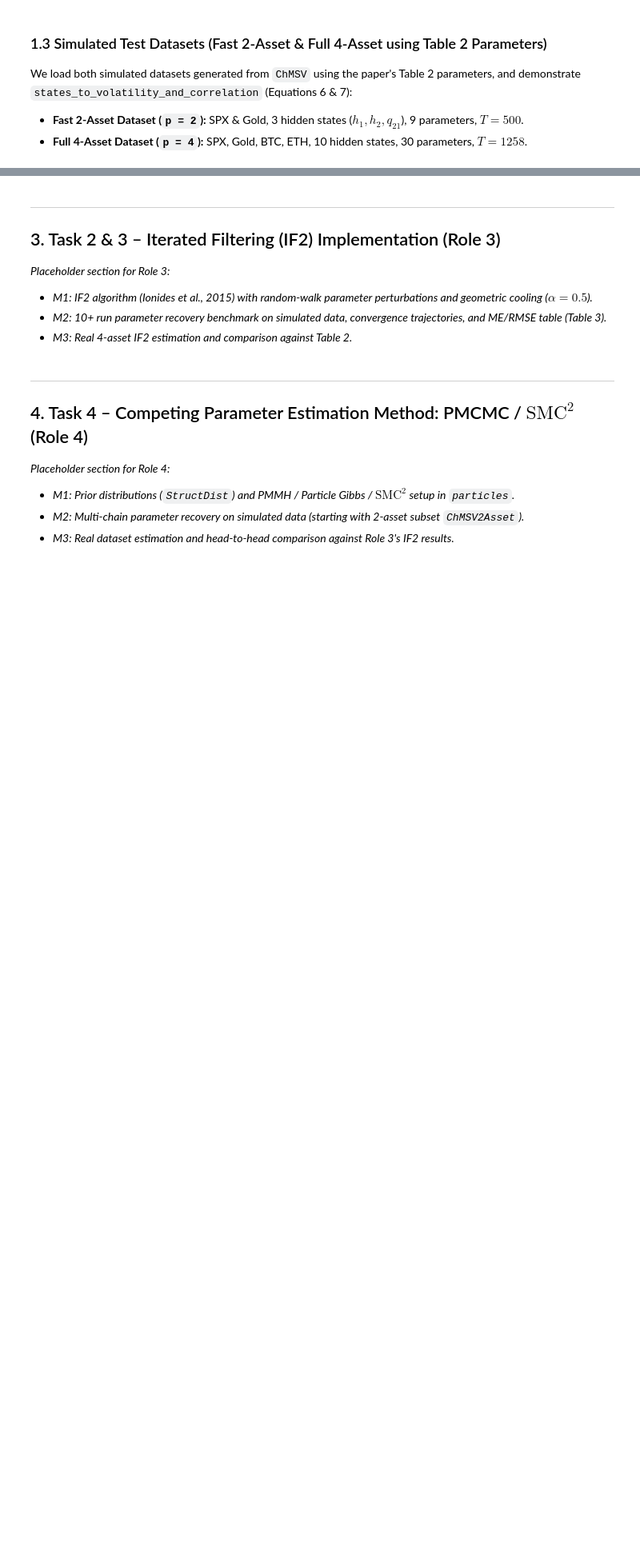
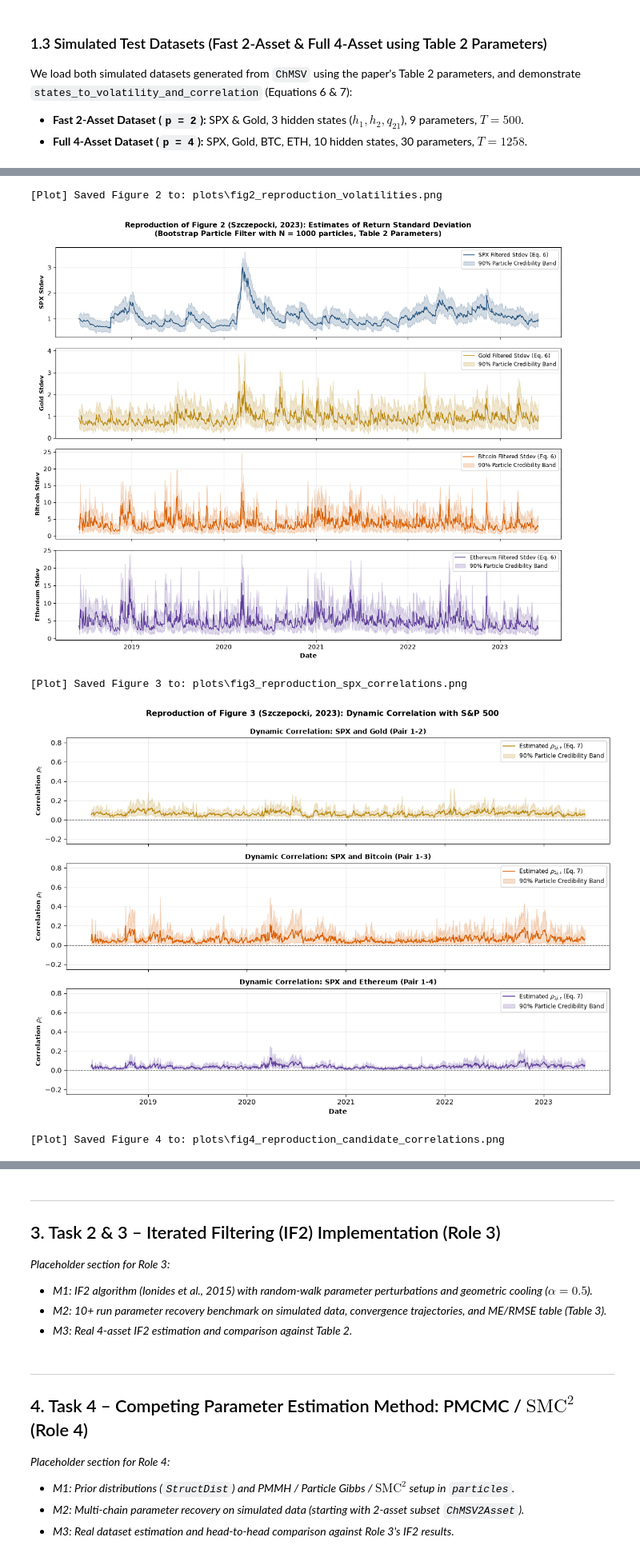
Before and after one commit to gabegagster/smc-stochastic-volatility, a Jupyter notebook: notebooks/smc_stochastic_volatility.ipynb, the cells around one changed output, grey strips where cells are left out. Shown at 80% size. Cells and saved outputs as stored; diff of their text form; code cells hidden in the pictures; blank space fills up the shorter version.

```diff
--- a/notebooks/smc_stochastic_volatility.ipynb
+++ b/notebooks/smc_stochastic_volatility.ipynb
@@ -96,0 +319,46 @@ plt.show()
+# %%
+# Run reference Bootstrap Particle Filter with 90% credibility intervals on real data
+real_filter_res = run_bootstrap_filter(
+    y_obs=real_data["y_obs"],
+    p=4,
+    N=1000,
+    ESSrmin=0.5,
+    resampling="systematic",
+    seed=42,
+    compute_quantiles=True,
+)
+
+dates = real_data["dates"]
+
+# Reproduce Figure 2: Daily Conditional Volatilities (SPX, Gold, Bitcoin, Ethereum)
+fig2 = plot_figure2_volatilities(
+    dates=dates,
+    stdev_filtered=real_filter_res["stdev_filtered"],
+    stdev_q05=real_filter_res["stdev_q05"],
+    stdev_q95=real_filter_res["stdev_q95"],
+)
+plt.show()
+
+# Reproduce Figure 3: Dynamic Conditional Correlations with S&P 500
+fig3 = plot_figure3_spx_correlations(
+    dates=dates,
+    corr_filtered=real_filter_res["corr_filtered"],
+    corr_q05=real_filter_res["corr_q05"],
+    corr_q95=real_filter_res["corr_q95"],
+)
+plt.show()
+
+# Reproduce Figure 4: Dynamic Conditional Correlations among Gold, Bitcoin, and Ethereum
+fig4 = plot_figure4_candidate_correlations(
+    dates=dates,
+    corr_filtered=real_filter_res["corr_filtered"],
+    corr_q05=real_filter_res["corr_q05"],
+    corr_q95=real_filter_res["corr_q95"],
+)
+plt.show()
+# %% [output]
+[Plot] Saved Figure 2 to: plots\fig2_reproduction_volatilities.png
+[figure, added]
+[Plot] Saved Figure 3 to: plots\fig3_reproduction_spx_correlations.png
+[figure, added]
+[Plot] Saved Figure 4 to: plots\fig4_reproduction_candidate_correlations.png
```
Also changed, not shown: parts of 14 cells of this notebook, 11 other files.
